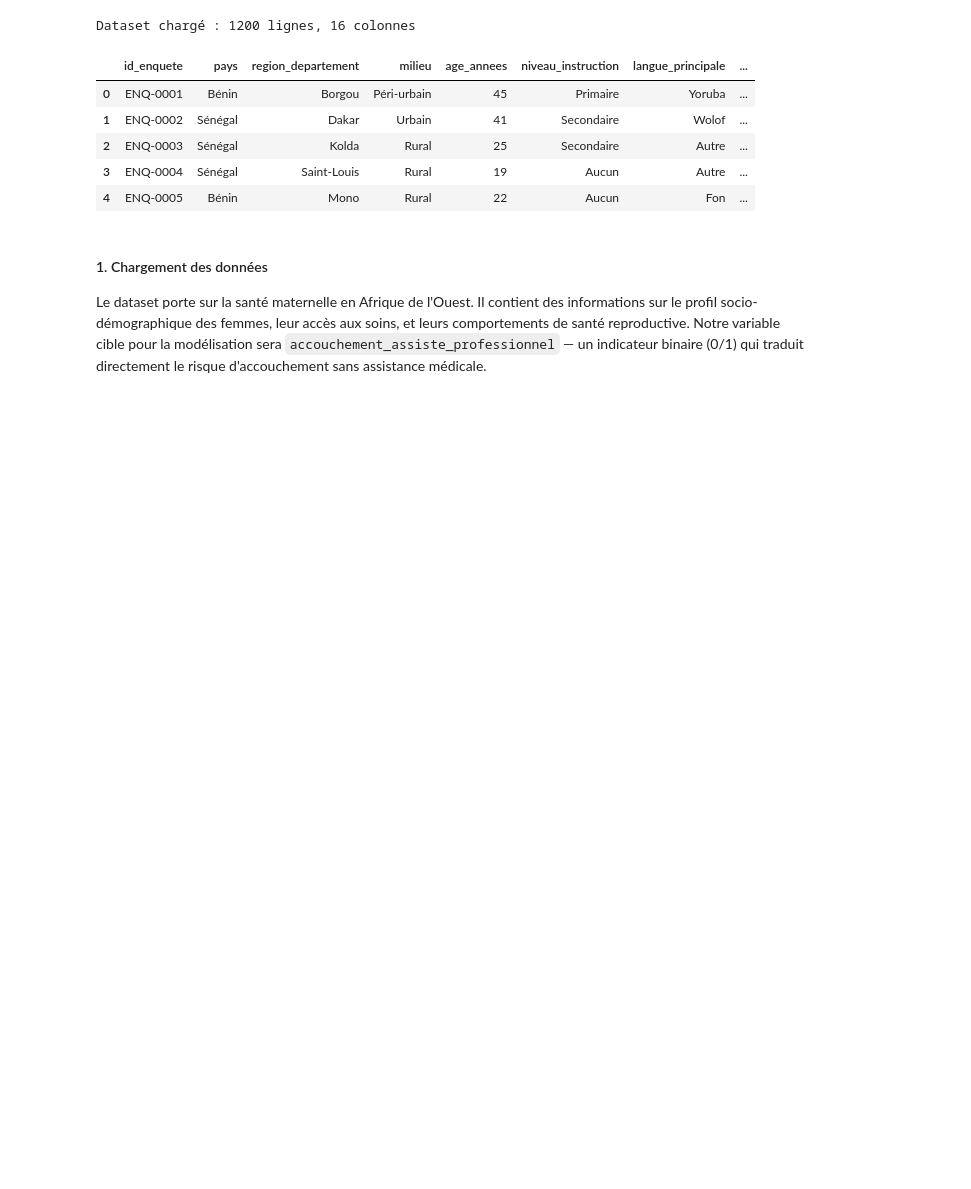
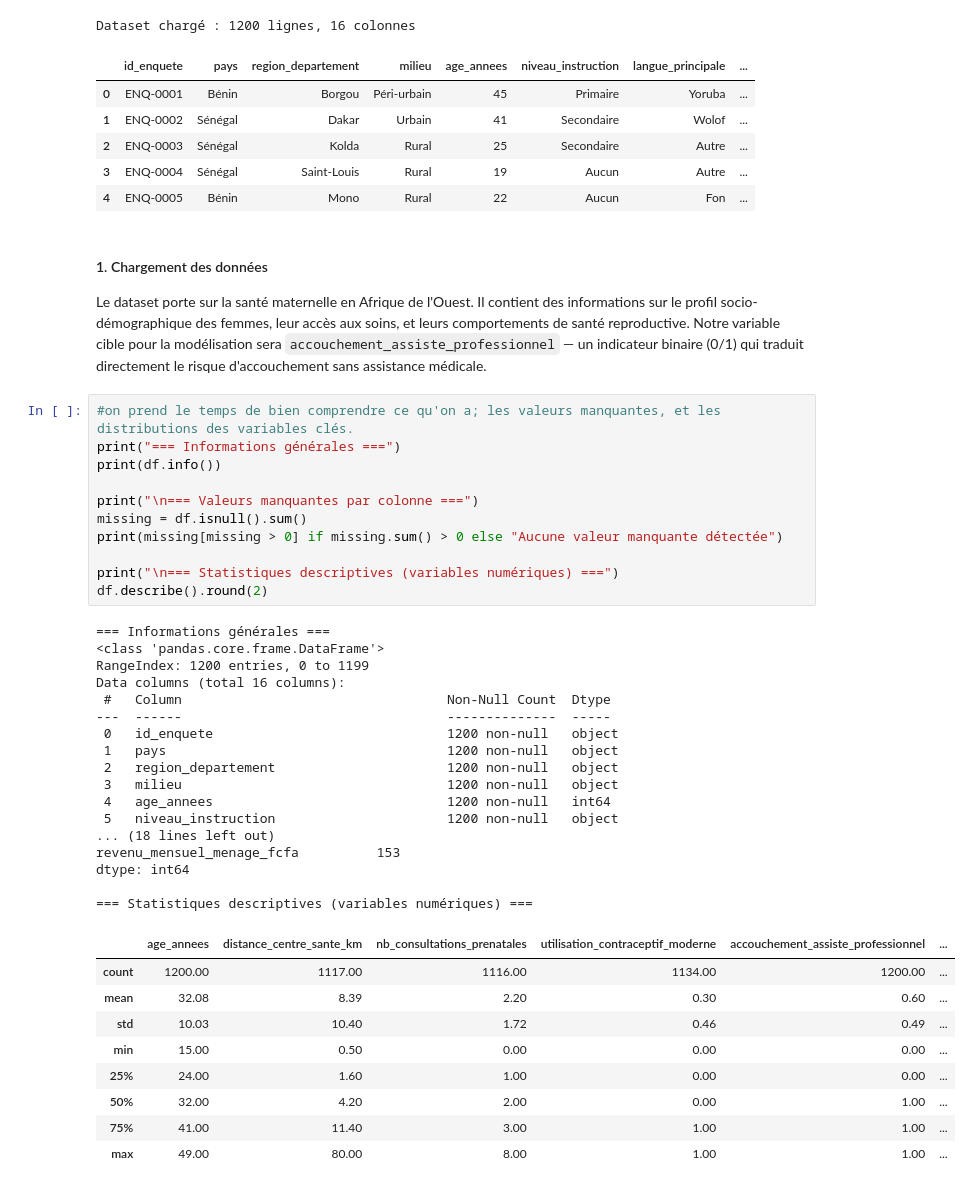
Before and after one commit to mirfou111/flesh-etrilab_test-evaluation, a Jupyter notebook: analyse_sante_maternelle.ipynb, the cells around one changed output. Drawn from its saved outputs; the diff is of its cells as text; blank space fills up the shorter version.

Commit message:
feat: cellule 2 - exploration et statistiques descriptives

```diff
--- a/analyse_sante_maternelle.ipynb
+++ b/analyse_sante_maternelle.ipynb
@@ -42,3 +40,41 @@ sur le profil socio-démographique des femmes, leur accès aux soins, et leurs c
 de santé reproductive. Notre variable cible pour la modélisation sera
 `accouchement_assiste_professionnel` — un indicateur binaire (0/1) qui traduit directement
 le risque d'accouchement sans assistance médicale.
+# %%
+#on prend le temps de bien comprendre ce qu'on a; les valeurs manquantes, et les distributions des variables clés.
+print("=== Informations générales ===")
+print(df.info())
+
+print("\n=== Valeurs manquantes par colonne ===")
+missing = df.isnull().sum()
+print(missing[missing > 0] if missing.sum() > 0 else "Aucune valeur manquante détectée")
+
+print("\n=== Statistiques descriptives (variables numériques) ===")
+df.describe().round(2)
+# %% [output]
+=== Informations générales ===
+<class 'pandas.core.frame.DataFrame'>
+RangeIndex: 1200 entries, 0 to 1199
+Data columns (total 16 columns):
+ #   Column                                  Non-Null Count  Dtype
+---  ------                                  --------------  -----
+ 0   id_enquete                              1200 non-null   object
+ 1   pays                                    1200 non-null   object
+ 2   region_departement                      1200 non-null   object
+ 3   milieu                                  1200 non-null   object
+ 4   age_annees                              1200 non-null   int64
+ 5   niveau_instruction                      1200 non-null   object
+... (18 lines left out)
+revenu_mensuel_menage_fcfa          153
+dtype: int64
+
+=== Statistiques descriptives (variables numériques) ===
+|  | age_annees | distance_centre_sante_km | nb_consultations_prenatales | utilisation_contraceptif_moderne | accouchement_assiste_professionnel | ... |
+| count | 1200.00 | 1117.00 | 1116.00 | 1134.00 | 1200.00 | ... |
+| mean | 32.08 | 8.39 | 2.20 | 0.30 | 0.60 | ... |
+| std | 10.03 | 10.40 | 1.72 | 0.46 | 0.49 | ... |
+| min | 15.00 | 0.50 | 0.00 | 0.00 | 0.00 | ... |
+| 25% | 24.00 | 1.60 | 1.00 | 0.00 | 0.00 | ... |
+| 50% | 32.00 | 4.20 | 2.00 | 0.00 | 1.00 | ... |
+| 75% | 41.00 | 11.40 | 3.00 | 1.00 | 1.00 | ... |
+| max | 49.00 | 80.00 | 8.00 | 1.00 | 1.00 | ... |
```
Also changed, not shown: parts of 3 cells of this notebook.
